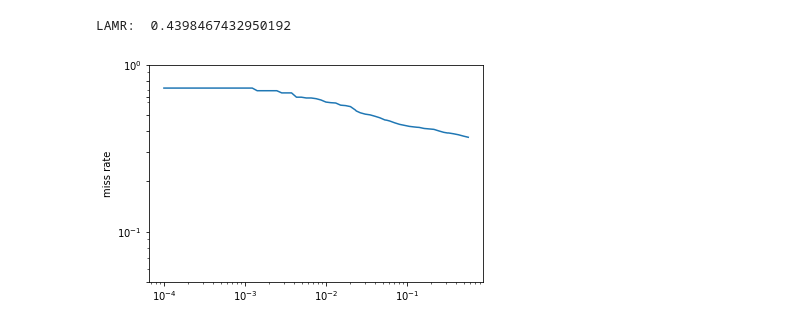
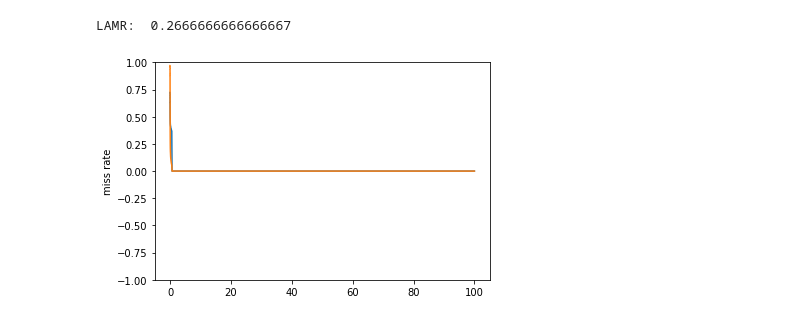
Before and after one commit to ThaddaeusWiedemer/FisheyeSPA, a Jupyter notebook: lamr.ipynb, the cells around one changed output. Saved outputs shown, nothing was run; the diff lists cells and outputs as text; code cells hidden in the pictures.

Commit message:
commited LAMR changes to mmdetection

```diff
--- a/lamr.ipynb
+++ b/lamr.ipynb
@@ -106,9 +106,9 @@ for k, k0 in enumerate(k_list):
 
 
 miss_rate = np.mean(mr, axis=1)[:,0,0]
-miss_rate[miss_rate==0] = np.nan
+#miss_rate[miss_rate==0] = np.nan
 confidence = np.mean(scores, axis=1)[:,0,0]
-confidence[confidence==0] = np.nan
+#confidence[confidence==0] = np.nan
 
 lamr_samples = miss_rate[ilamrThrs]
 min_reached = np.nanmin(lamr_samples)
@@ -116,14 +116,15 @@ np.nan_to_num(lamr_samples, copy=False, nan=min_reached)
 lamr = np.mean(lamr_samples)
 # %%
 import matplotlib.pyplot as plt
-plt.loglog(fppiThrs, miss_rate)
-plt.ylim([0.05, 1])
+plt.plot(fppiThrs, miss_rate)
+plt.plot(fppiThrs, confidence)
+plt.ylim([-1, 1])
 plt.ylabel('miss rate')
-plt.yticks([0.05, 0.1, 0.2, 0.3, 0.4, 0.5, 0.64, 0.8, 1.])
+#plt.yticks([0.05, 0.1, 0.2, 0.3, 0.4, 0.5, 0.64, 0.8, 1.])
 print('LAMR: ', lamr)
 # %% [output]
-LAMR:  0.4398467432950192
+LAMR:  0.2666666666666667
-[figure, old version]
+[figure, new version]
 # %%
 np.stack((fppiThrs, miss_rate, confidence), axis=1)
 # %% [output]
```
Also changed, not shown: 2 other files.
